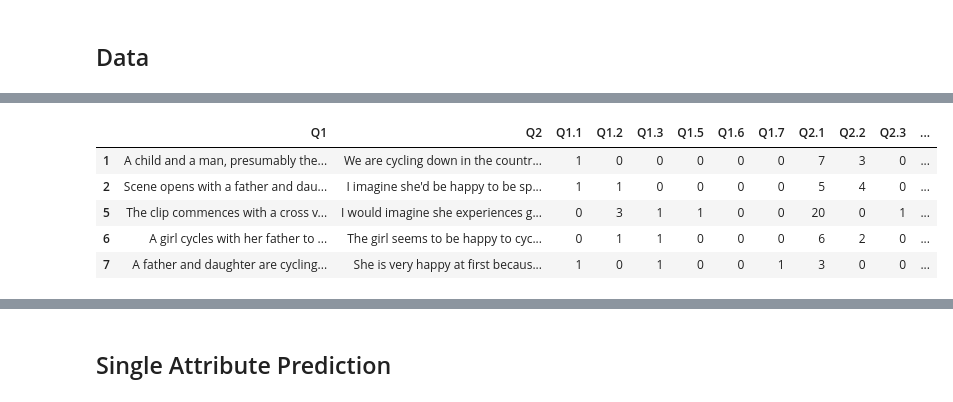
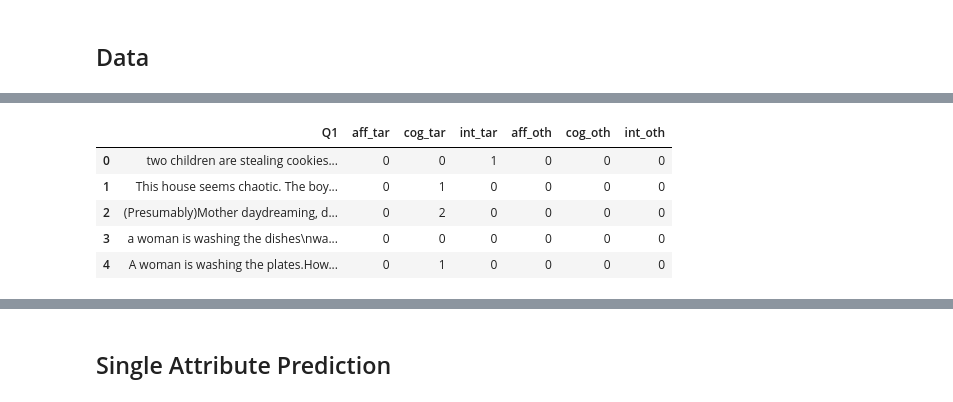
Before and after one commit to jago-h/ToM_coding, a Jupyter notebook: model_distilbert.ipynb, the cells around one changed output, grey strips where cells are left out. Saved outputs shown, nothing was run; the diff lists cells and outputs as text; code cells hidden in the pictures.

```diff
--- a/model_distilbert.ipynb
+++ b/model_distilbert.ipynb
@@ -42,0 +28,42 @@ df = df[df.Q2_sum >-1]
+# %%
+names1 = {
+    "Q1.1": "aff_tar", "Q1.2": "cog_tar", "Q1.3": "int_tar", "Q1.5": "aff_oth",
+     "Q1.6": "cog_oth", "Q1.7": "int_oth"
+}
+
+df1 = pd.read_excel("DATA/WMC_DATA_MSA_DF.xlsx")
+len1 = len(df1)
+df1.drop(columns = ["Q2", "Q1.4", "Q1.8", "Q2.4", "Q2.1",
+                    "Q2.2", "Q2.3", "Q2.4", "Q2.5", "Q2.6",
+                    "Q2.7", "Q2.8", "V1",
+                    "Q1_letter_count", "Q2_letter_count",
+                    "Q1_word_count", "Q2_word_count", "DataSet "], inplace = True)
+df1.drop([0], inplace = True)
+df1.rename(columns = names1, inplace = True)
+df1.dropna(inplace = True)
+
+df2_temp = pd.read_excel("DATA/5 VEC Data MSA.xlsx")
+len2 = len(df2_temp)
+df2_temp = df2_temp.dropna()
+df2 = pd.DataFrame()
+df2["Q1"] = df2_temp["CJ_tend"]
+df2["aff_tar"] = df2_temp["CJ_tend_aff_target"]
+df2["cog_tar"] = df2_temp["CJ_tend_cog_target"]
+df2["int_tar"] = df2_temp["CJ_tend_int_target"]
+df2["aff_oth"] = df2_temp["CJ_tend_aff_self"]
+df2["cog_oth"] = df2_temp["CJ_tend_cog_self"]
+df2["int_oth"] = df2_temp["CJ_tend_cog_self"]
+df2.dropna(inplace = True)
+
+# Filter out negative values
+df1["total"] = df1["aff_tar"] + df1["cog_tar"] + df1["int_tar"] + df1["aff_oth"] + df1["cog_oth"] + df1["int_oth"]
+df2["total"] = df2["aff_tar"] + df2["cog_tar"] + df2["int_tar"] + df2["aff_oth"] + df2["cog_oth"] + df2["int_oth"]
+df1 = df1[df1.total > -1]
+df2 = df2[df2.total >-1]
+df1.drop(columns = ["total"], inplace = True)
+df2.drop(columns = ["total"], inplace = True)
+
+print("Dataset 1:", len(df1), "rows")
+print("Removed", len1 - len(df1), "rows\n")
+print("Dataset 2:", len(df2), "rows")
+print("Removed", len2 - len(df2), "rows")
@@ -43,9 +85,9 @@ df = df[df.Q2_sum >-1]
 # %%
-df.head()
+df2.head()
 # %% [output]
-|  | Q1 | Q2 | Q1.1 | Q1.2 | Q1.3 | Q1.5 | Q1.6 | Q1.7 | Q2.1 | Q2.2 | Q2.3 | ... |
-| 1 | A child and a man, presumably the... | We are cycling down in the countr... | 1 | 0 | 0 | 0 | 0 | 0 | 7 | 3 | 0 | ... |
-| 2 | Scene opens with a father and dau... | I imagine she'd be happy to be sp... | 1 | 1 | 0 | 0 | 0 | 0 | 5 | 4 | 0 | ... |
-| 5 | The clip commences with a cross v... | I would imagine she experiences g... | 0 | 3 | 1 | 1 | 0 | 0 | 20 | 0 | 1 | ... |
-| 6 | A girl cycles with her father to ... | The girl seems to be happy to cyc... | 0 | 1 | 1 | 0 | 0 | 0 | 6 | 2 | 0 | ... |
-| 7 | A father and daughter are cycling... | She is very happy at first becaus... | 1 | 0 | 1 | 0 | 0 | 1 | 3 | 0 | 0 | ... |
+|  | Q1 | aff_tar | cog_tar | int_tar | aff_oth | cog_oth | int_oth |
+| 0 | two children are stealing cookies... | 0 | 0 | 1 | 0 | 0 | 0 |
+| 1 | This house seems chaotic. The boy... | 0 | 1 | 0 | 0 | 0 | 0 |
+| 2 | (Presumably)Mother daydreaming, d... | 0 | 2 | 0 | 0 | 0 | 0 |
+| 3 | a woman is washing the dishes\nwa... | 0 | 0 | 0 | 0 | 0 | 0 |
+| 4 | A woman is washing the plates.How... | 0 | 1 | 0 | 0 | 0 | 0 |
```
Also changed, not shown: parts of 21 cells of this notebook.
